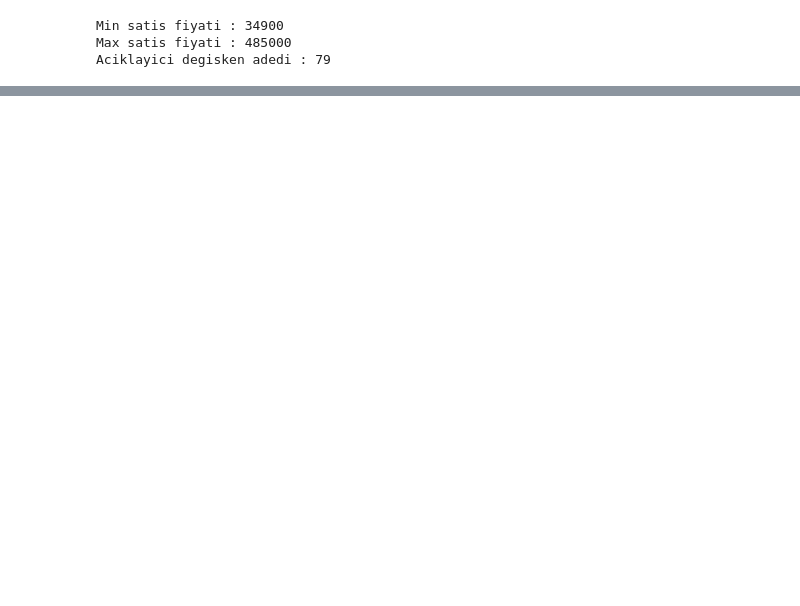
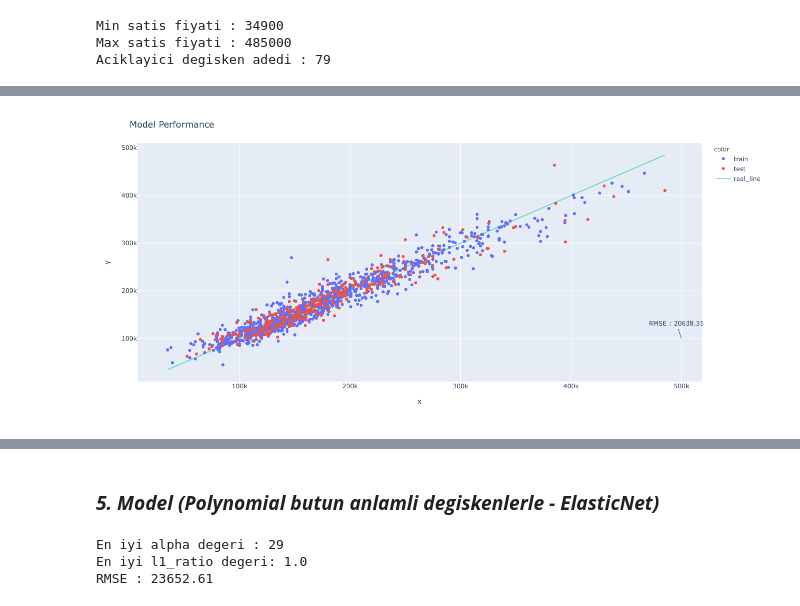
Before and after one commit to ahmetpergamum/datascience, a Jupyter notebook: 07_regression_project/regression_house_prices.ipynb, the cells around one changed output, grey strips where cells are left out. Drawn from its saved outputs; the diff is of its cells as text; code cells hidden in the pictures; blank space fills up the shorter version.

```diff
--- a/07_regression_project/regression_house_prices.ipynb
+++ b/07_regression_project/regression_house_prices.ipynb
@@ -343,0 +413,24 @@ Name: GrLivArea, dtype: int64
+# %%
+# lasso regresyonu
+lassoregr = Lasso(alpha=1100095)
+lassoregr.fit(X_train, Y_train)
+
+# test thamini
+Y_test_pred = lassoregr.predict(X_test)
+# train thamini
+Y_train_pred = lassoregr.predict(X_train)
+
+save_pred_results(4, Y_test, Y_test_pred, Y_train, Y_train_pred,
+                  'polynomial butun anlamli degiskenler - lasso')
+
+# grafigi cizdirelim
+make_plotly(predict_df, 4)
+
+# model sonuclarini kaydedelim
+save_results(lassoregr, 4, X_train, X_test, Y_train, Y_test, Y_test_pred,
+             'polynomial butun anlamli degiskenlerle - lasso')
+
+# model sonuclari
+results_df
+# %% [output]
+[figure, added]
@@ -343,0 +443,27 @@ Name: GrLivArea, dtype: int64
+# %% [markdown]
+### ***5. Model (Polynomial butun anlamli degiskenlerle - ElasticNet)***
+# %%
+# en iyi alpha, l1_ratio degerini bulmak icin dongu
+rmse_best = 50000
+alpha_best = 1
+l1_ratio_best = 0.1
+for l1_ratio in np.arange(1,1.5,0.5):
+    for alpha in range(20,30,1):
+        # ridge regresyonu
+        elasticregr = ElasticNet(alpha=alpha, l1_ratio=l1_ratio)
+        elasticregr.fit(X_train, Y_train)
+        # test thamini
+        Y_test_pred = elasticregr.predict(X_test)
+        rmse_new = rmse(Y_test, Y_test_pred)
+
+        if rmse_new < rmse_best:
+            rmse_best = rmse_new
+            alpha_best = alpha
+            l1_ratio_best = l1_ratio
+
+print('En iyi alpha degeri : {}\nEn iyi l1_ratio degeri: {}\nRMSE : {:.2f}'.format(alpha_best,
+                                                                    l1_ratio_best, rmse_best))
+# %% [output]
+En iyi alpha degeri : 29
+En iyi l1_ratio degeri: 1.0
+RMSE : 23652.61
```
Also changed, not shown: parts of 22 cells of this notebook.
